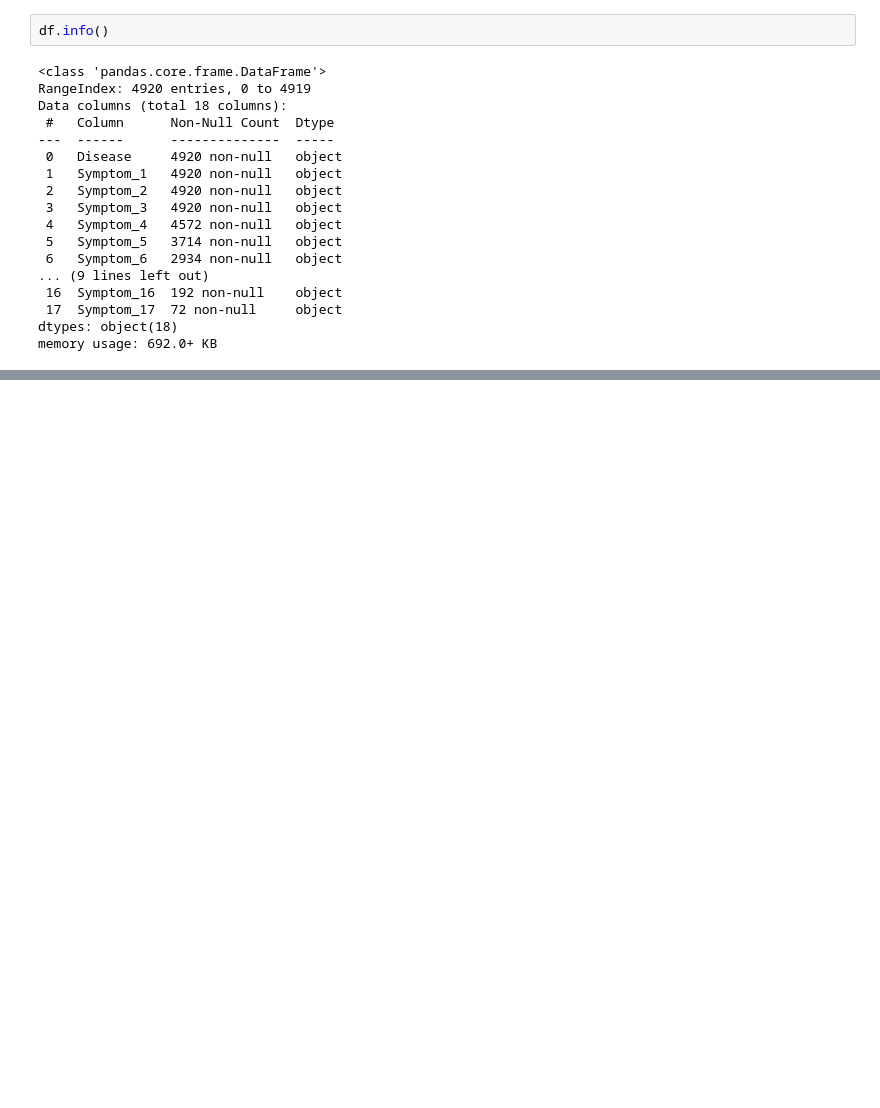
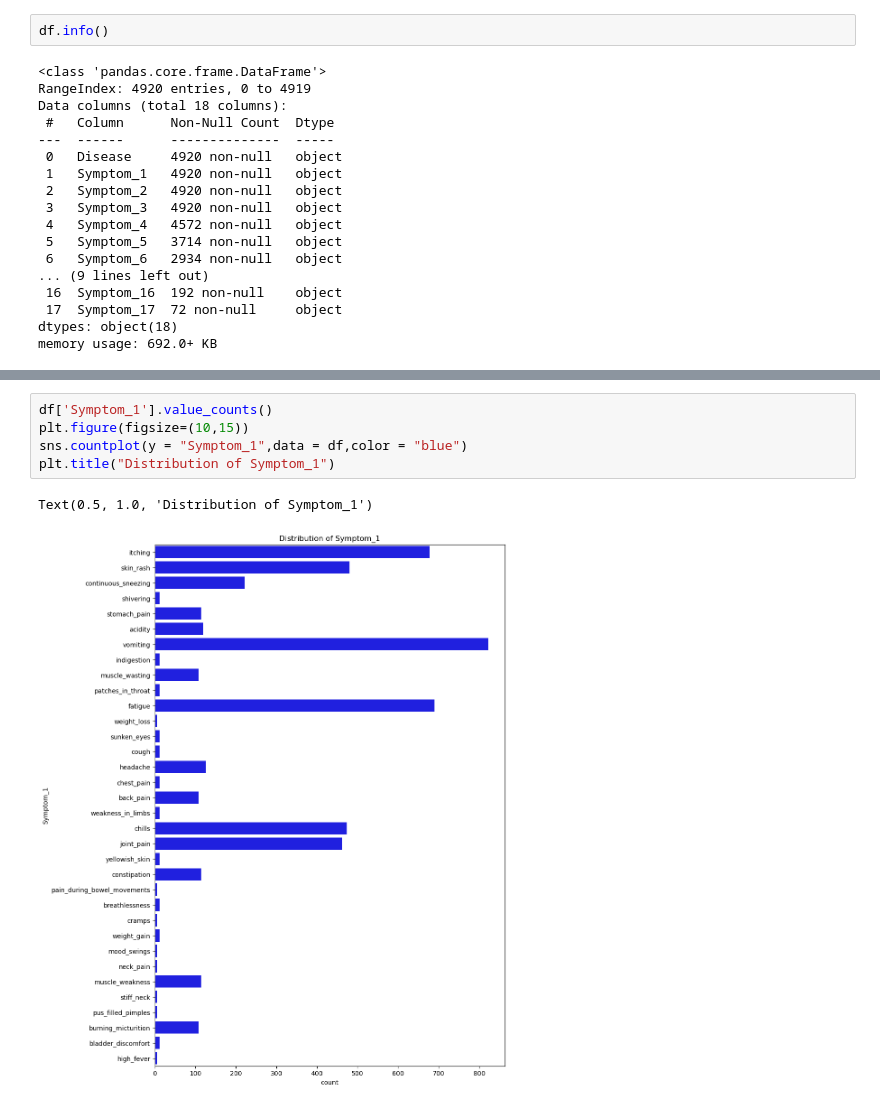
Before and after one commit to rohan-0295/disease-prediction, a Jupyter notebook: disease symptoms.ipynb, the cells around one changed output, grey strips where cells are left out. Saved outputs shown, nothing was run; the diff lists cells and outputs as text; blank space fills up the shorter version.

```diff
--- a/disease symptoms.ipynb
+++ b/disease symptoms.ipynb
@@ -141,0 +227,8 @@ AttributeError: module 'numpy' has no attribute 'isnull'
+# %%
+df['Symptom_1'].value_counts()
+plt.figure(figsize=(10,15))
+sns.countplot(y = "Symptom_1",data = df,color = "blue")
+plt.title("Distribution of Symptom_1")
+# %% [output]
+Text(0.5, 1.0, 'Distribution of Symptom_1')
+[figure, added]
```
Also changed, not shown: parts of 14 cells of this notebook.
